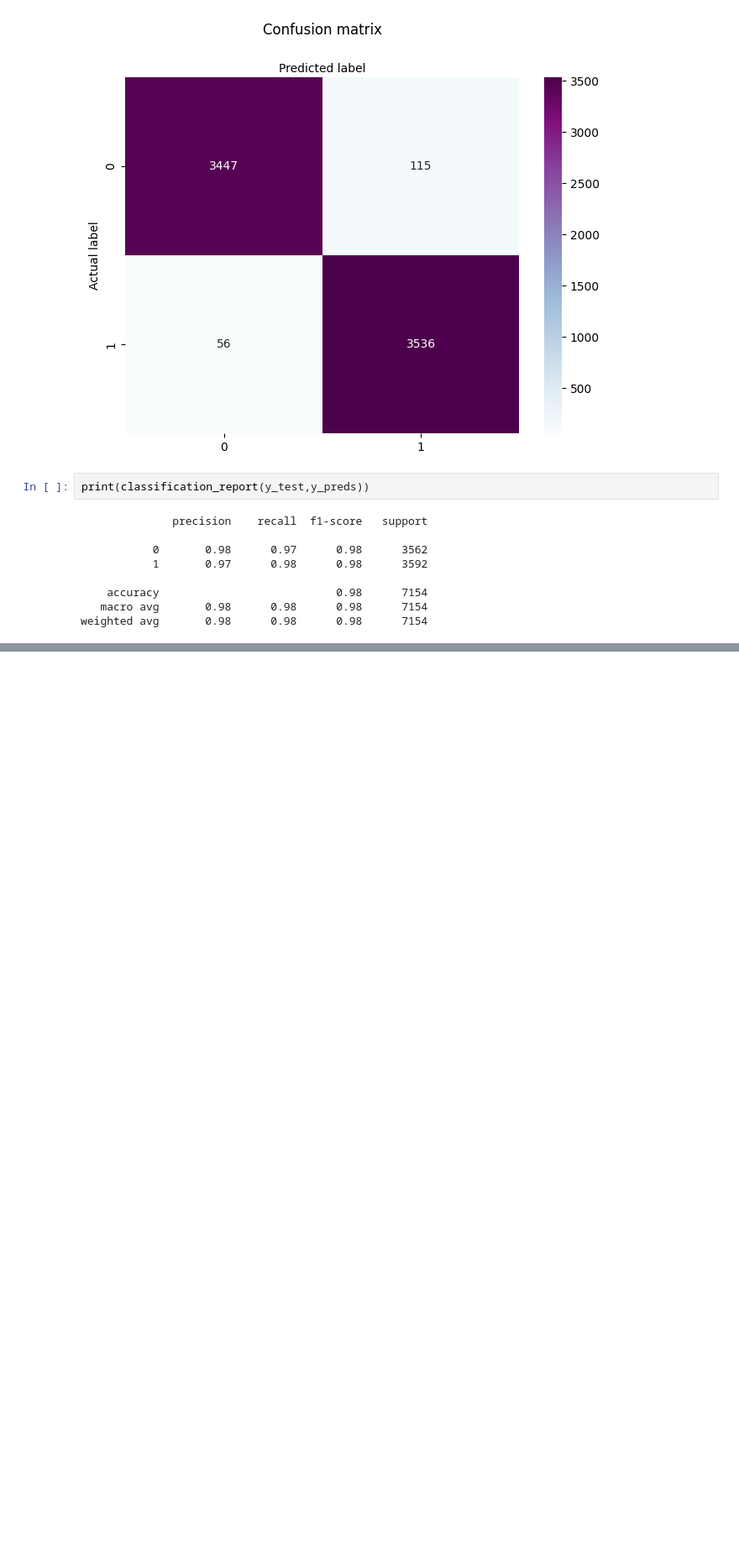
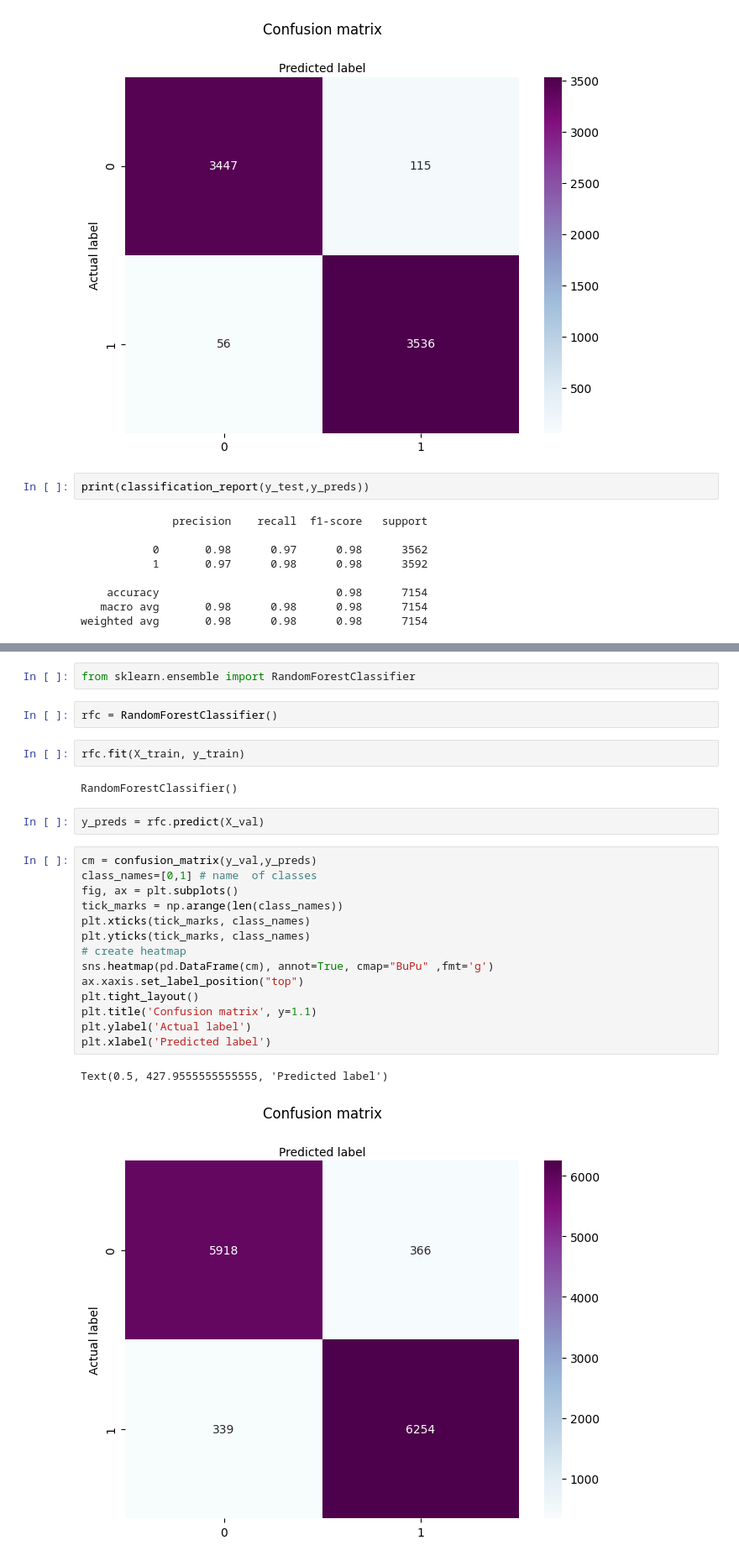
Before and after one commit to wizard339/education, a Jupyter notebook: misis/nlp/Untitled.ipynb, the cells around one changed output, grey strips where cells are left out. Shown: that part at 84% size. Saved outputs shown, nothing was run; the diff lists cells and outputs as text; blank space fills up the shorter version.

```diff
--- a/misis/nlp/Untitled.ipynb
+++ b/misis/nlp/Untitled.ipynb
@@ -632,0 +757,27 @@ weighted avg       0.98      0.98      0.98      7154
+# %%
+from sklearn.ensemble import RandomForestClassifier
+# %%
+rfc = RandomForestClassifier()
+# %%
+rfc.fit(X_train, y_train)
+# %% [output]
+RandomForestClassifier()
+# %%
+y_preds = rfc.predict(X_val)
+# %%
+cm = confusion_matrix(y_val,y_preds)
+class_names=[0,1] # name  of classes
+fig, ax = plt.subplots()
+tick_marks = np.arange(len(class_names))
+plt.xticks(tick_marks, class_names)
+plt.yticks(tick_marks, class_names)
+# create heatmap
+sns.heatmap(pd.DataFrame(cm), annot=True, cmap="BuPu" ,fmt='g')
+ax.xaxis.set_label_position("top")
+plt.tight_layout()
+plt.title('Confusion matrix', y=1.1)
+plt.ylabel('Actual label')
+plt.xlabel('Predicted label')
+# %% [output]
+Text(0.5, 427.9555555555555, 'Predicted label')
+[figure, added]
```
Also changed, not shown: parts of 46 cells of this notebook.
